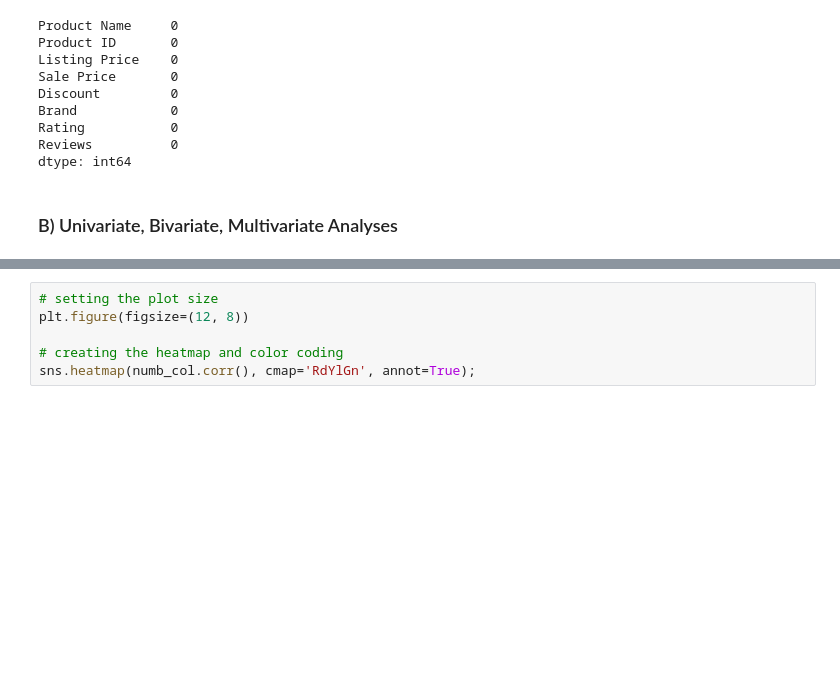
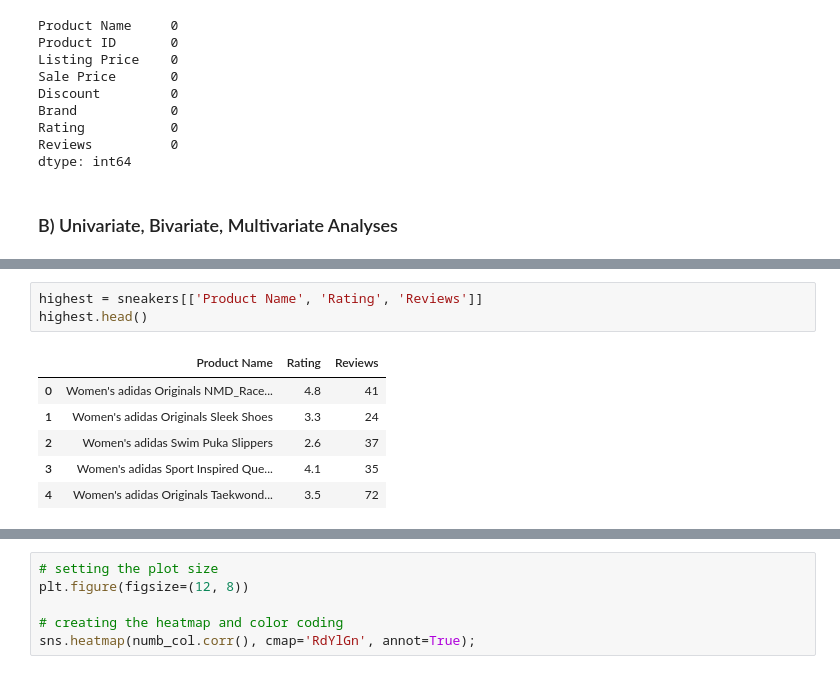
Before and after one commit to apbadzioch/DataSci_FA24, a Jupyter notebook: Mid_Term/GroupMidterm.ipynb, the cells around one changed output, grey strips where cells are left out. Cells and saved outputs as stored; diff of their text form; blank space fills up the shorter version.

```diff
--- a/Mid_Term/GroupMidterm.ipynb
+++ b/Mid_Term/GroupMidterm.ipynb
@@ -175,0 +211,10 @@ dtype: int64
+# %%
+highest = sneakers[['Product Name', 'Rating', 'Reviews']]
+highest.head()
+# %% [output]
+|  | Product Name | Rating | Reviews |
+| 0 | Women's adidas Originals NMD_Race... | 4.8 | 41 |
+| 1 | Women's adidas Originals Sleek Shoes | 3.3 | 24 |
+| 2 | Women's adidas Swim Puka Slippers | 2.6 | 37 |
+| 3 | Women's adidas Sport Inspired Que... | 4.1 | 35 |
+| 4 | Women's adidas Originals Taekwond... | 3.5 | 72 |
```
Also changed, not shown: parts of 17 cells of this notebook, 1 other file.
